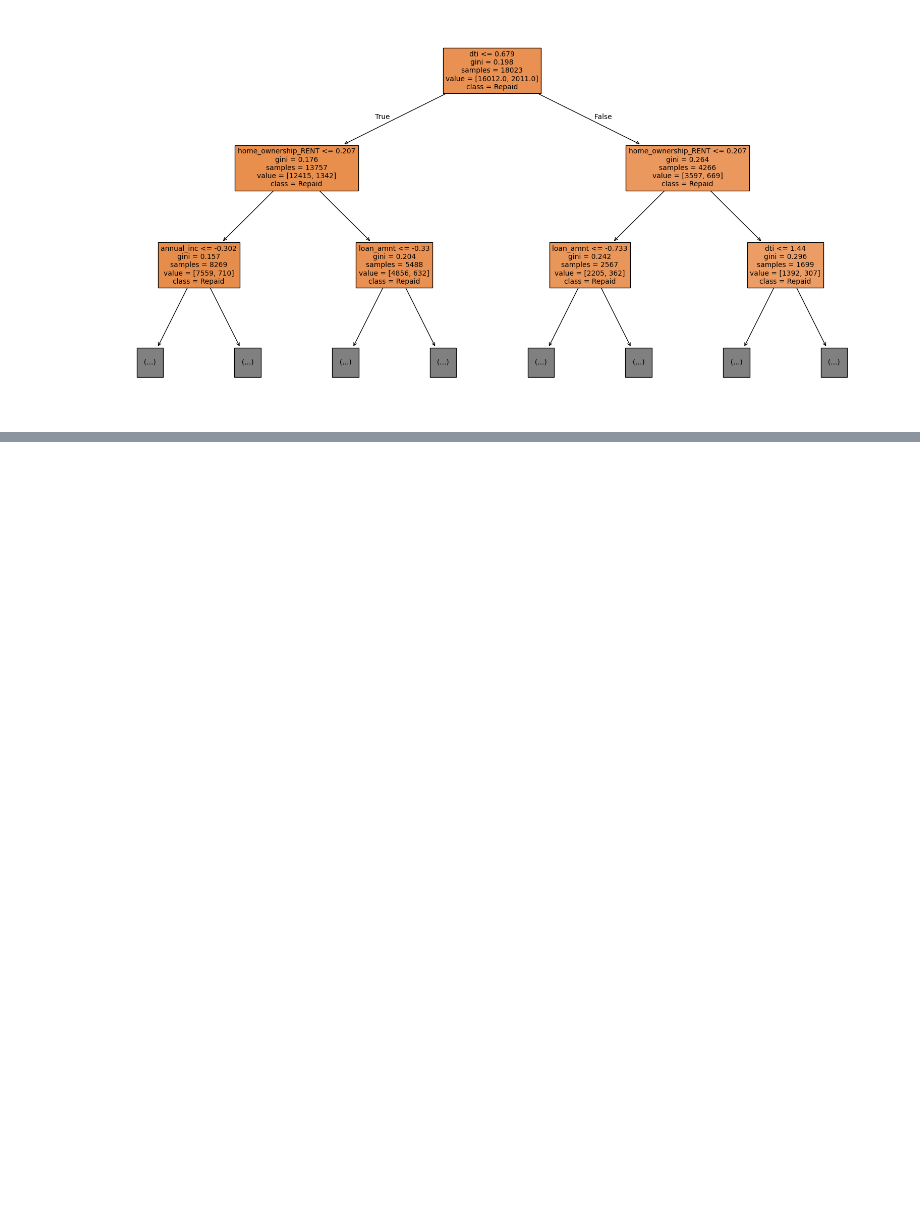
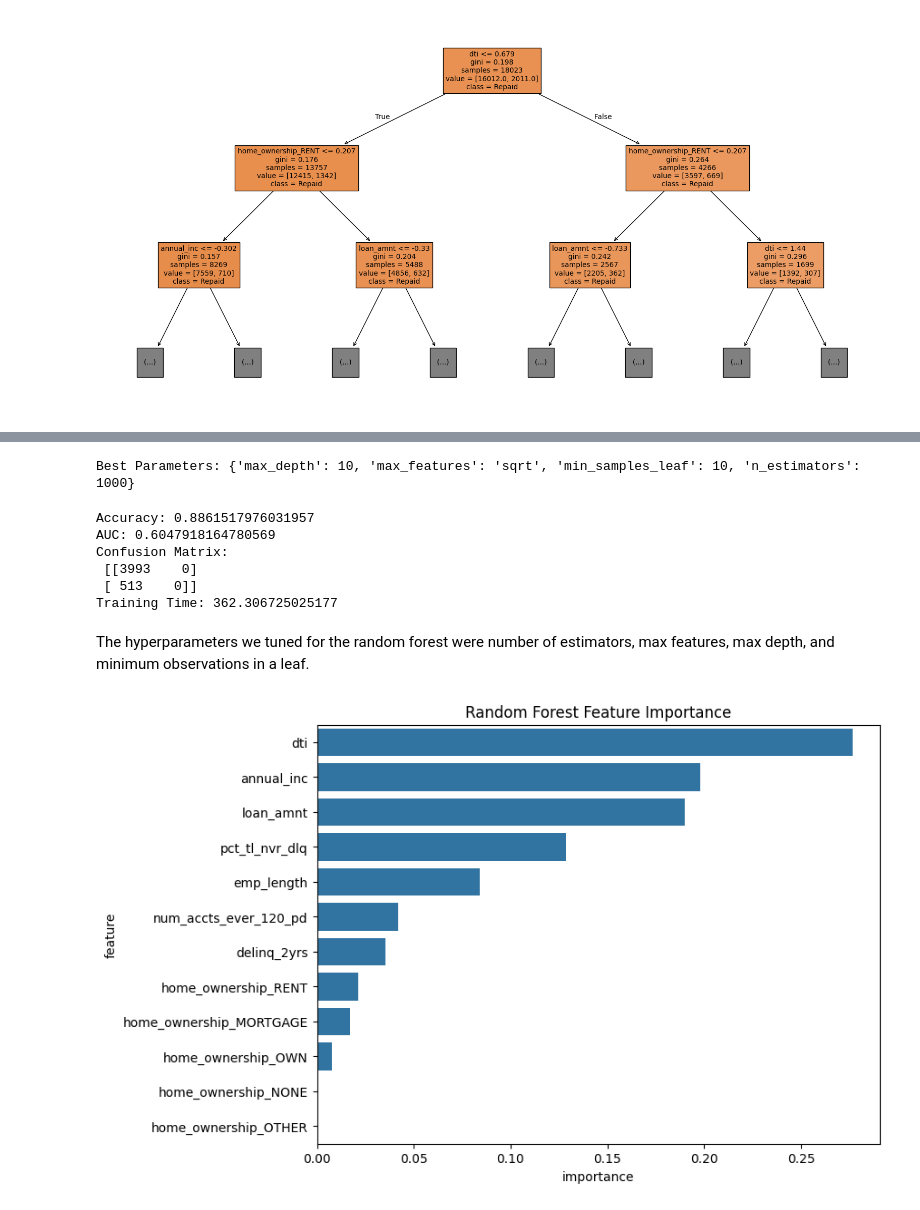
Before and after one commit to yangke34/RSM338-Assignment-5, a Jupyter notebook: RSM338 Assignment 5.ipynb, the cells around one changed output, grey strips where cells are left out. Cells and saved outputs as stored; diff of their text form; code cells hidden in the pictures; blank space fills up the shorter version.

Commit message:
Add Random forest

```diff
--- a/RSM338 Assignment 5.ipynb
+++ b/RSM338 Assignment 5.ipynb
@@ -303,0 +327,26 @@ plt.show()
+# %%
+rf = RandomForestClassifier(
+    oob_score=True,
+    random_state=23,
+    n_jobs=-1
+)
+start_rf = time.time()
+
+rf_grid = GridSearchCV(
+    estimator=rf,
+    param_grid=param_grid_rf,
+    cv=5,
+    scoring='roc_auc',
+    n_jobs=-1
+)
+
+rf_grid.fit(X_train, y_train)
+
+end_rf = time.time()
+rf_time = end_rf - start_rf
+
+best_rf = rf_grid.best_estimator_
+
+print("Best Parameters:", rf_grid.best_params_)
+# %% [output]
+Best Parameters: {'max_depth': 10, 'max_features': 'sqrt', 'min_samples_leaf': 10, 'n_estimators': 1000}
@@ -303,0 +356,30 @@ plt.show()
+# %%
+rf_accuracy = accuracy_score(y_test, y_pred_rf)
+rf_auc = roc_auc_score(y_test, y_prob_rf)
+rf_cm = confusion_matrix(y_test, y_pred_rf)
+
+print("Accuracy:", rf_accuracy)
+print("AUC:", rf_auc)
+print("Confusion Matrix:\n", rf_cm)
+print("Training Time:", rf_time)
+# %% [output]
+Accuracy: 0.8861517976031957
+AUC: 0.6047918164780569
+Confusion Matrix:
+ [[3993    0]
+ [ 513    0]]
+Training Time: 362.306725025177
+# %% [markdown]
+The hyperparameters we tuned for the random forest were number of estimators, max features, max depth, and minimum observations in a leaf.
+# %%
+feature_importance = pd.DataFrame({
+    "feature": X_train.columns,
+    "importance": best_rf.feature_importances_
+}).sort_values("importance", ascending=False)
+
+plt.figure(figsize=(8,6))
+sns.barplot(data=feature_importance, x="importance", y="feature")
+plt.title("Random Forest Feature Importance")
+plt.show()
+# %% [output]
+[figure, added]
```
Also changed, not shown: parts of 9 cells of this notebook.
